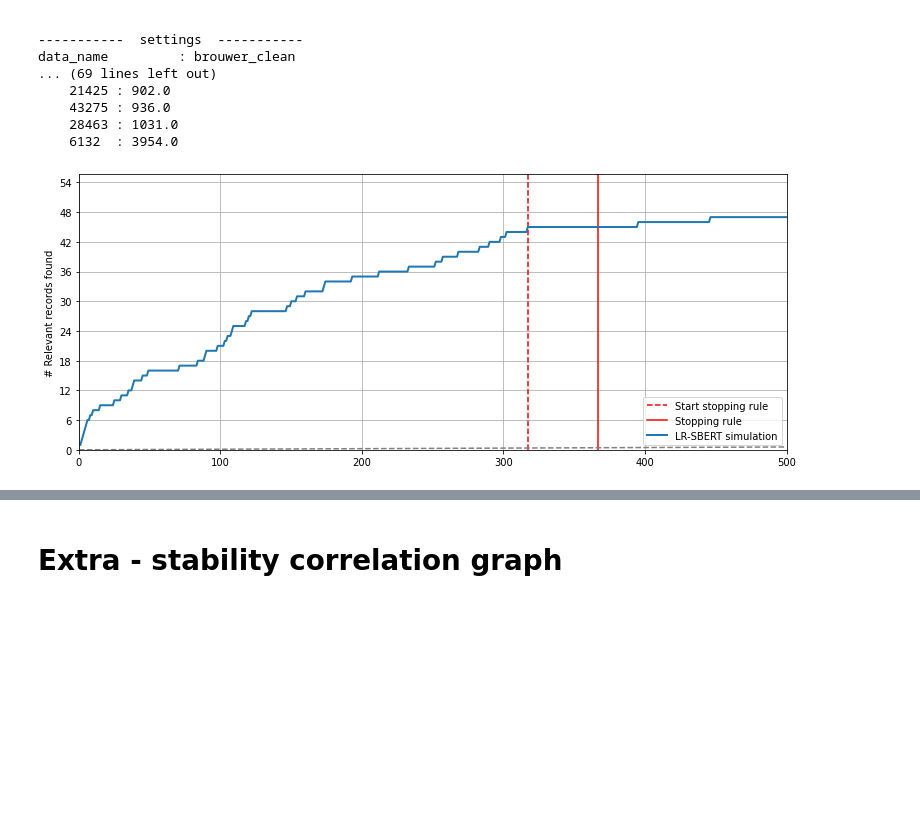
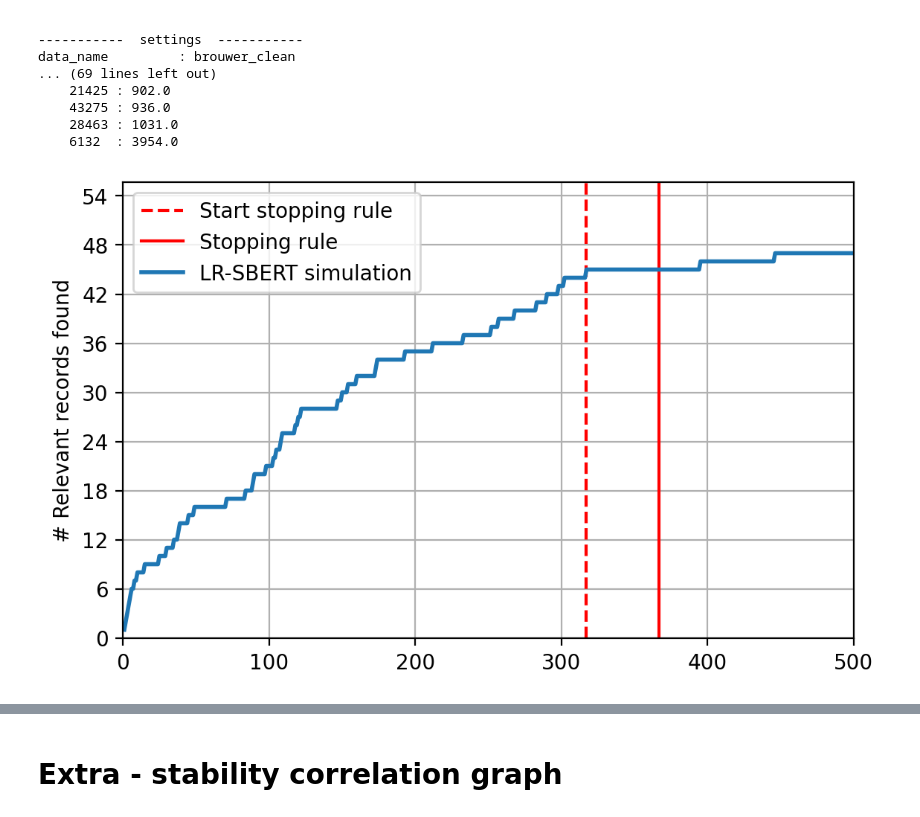
Before and after one commit to jteijema/Mega-Meta-paper-simulations, a Jupyter notebook: state_file_processor.ipynb, the cells around one changed output, grey strips where cells are left out. Cells and saved outputs as stored; diff of their text form; code cells hidden in the pictures; blank space fills up the shorter version.

```diff
--- a/state_file_processor.ipynb
+++ b/state_file_processor.ipynb
@@ -453,25 +447,21 @@ data_name         : brouwer_clean
     28463 : 1031.0
     6132  : 3954.0
 # %%
-with Plot.from_paths([r'simulation_output\lr_sbert.h5']) as plot:
-  inc_plot = plot.new("inclusion", result_format="number")
-  inc_plot.set_grid()
-  inc_plot.set_xlim(0, 500)
-  inc_plot.ax.axvline(x=317, color='red', linestyle='--')
-  inc_plot.ax.axvline(x=317+50, color='red')
-  inc_plot.set_legend()
-  inc_plot.ax.legend(["Start stopping rule", "Stopping rule", "LR-SBERT simulation"], loc='lower right')
-  inc_plot.add_random(add_text=False)
+inc_plot = Plot.from_paths([r'simulation_output\lr_sbert.h5']).new("inclusion", result_format="number")
+inc_plot.set_grid()
+inc_plot.set_xlim(0, 500)
+inc_plot.ax.axvline(x=317, color='red', linestyle='--')
+inc_plot.ax.axvline(x=317+50, color='red')
+inc_plot.ax.legend(["Start stopping rule", "Stopping rule", "LR-SBERT simulation"], loc='upper left')
 
-  inc_plot.ax2.remove()
-  inc_plot.ax3.remove()
+inc_plot.ax2.remove()
+inc_plot.ax3.remove()
 
-  inc_plot.fig.set_size_inches(12, 5, forward=True)
+inc_plot.fig.set_dpi(200)
 
-  inc_plot.show()
-  inc_plot.save(r"plots\study-4-lr-plot.png")
+inc_plot.save(r"plots\study-4-lr-plot.png")
 # %% [output]
-[figure, old version]
+[figure, new version]
 # %%
 # Extract all records until stopping rule of 50
 file = r'simulation_output\lr_sbert.h5'
```
Also changed, not shown: parts of 10 cells of this notebook.
